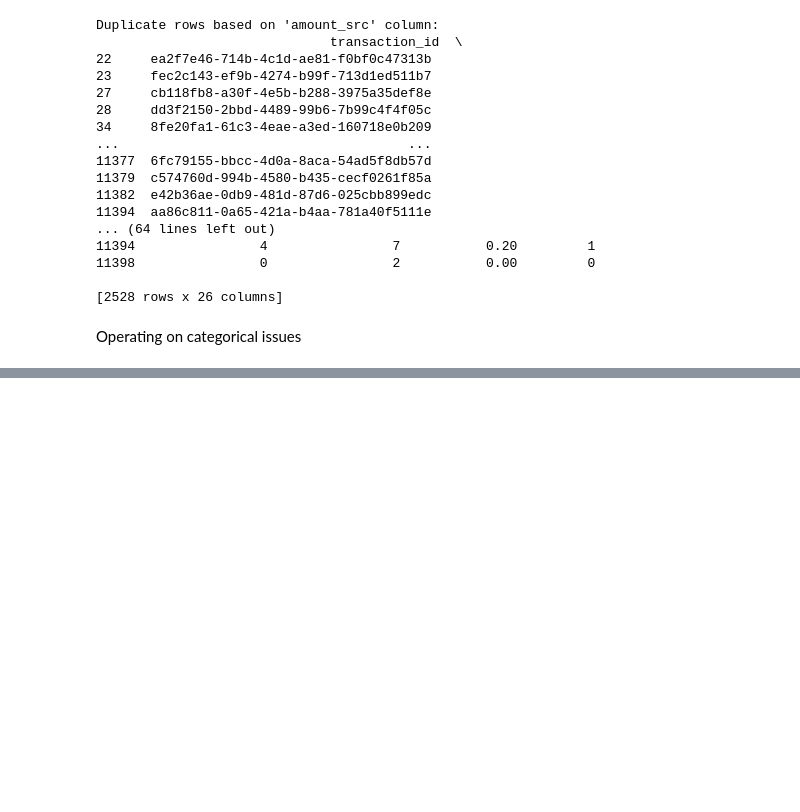
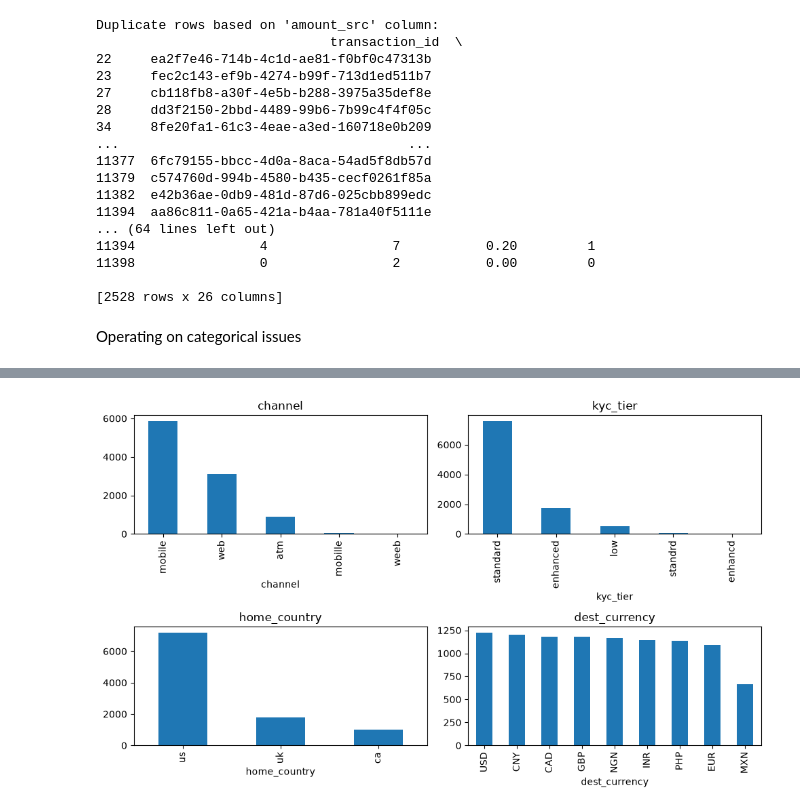
Before and after one commit to Ifeanyionwusor94/Nova-pay-fraud-detection-system, a Jupyter notebook: Notebook/EDA.ipynb, the cells around one changed output, grey strips where cells are left out. Saved outputs shown, nothing was run; the diff lists cells and outputs as text; code cells hidden in the pictures; blank space fills up the shorter version.

```diff
--- a/Notebook/EDA.ipynb
+++ b/Notebook/EDA.ipynb
@@ -287,0 +409,4 @@ Operating on categorical issues
+# %%
+#Separating the dataset into two blocks: base and appended
+df["source_block"] = np.where(df.index < 10000, "base", "appended")
+d = df[df.source_block == "base"].copy()
@@ -287,0 +513,9 @@ Operating on categorical issues
+# %%
+#bar charts of counts for category columns
+cat_cols = ["channel", "kyc_tier", "home_country", "dest_currency"]
+fig, axes = plt.subplots(2, 2, figsize=(10, 6))
+for ax, c in zip(axes.ravel(), cat_cols):
+    d[c].value_counts().plot(kind="bar", ax=ax, title=c)
+plt.tight_layout()
+# %% [output]
+[figure, added]
```
Also changed, not shown: parts of 23 cells of this notebook, 1 other file.
